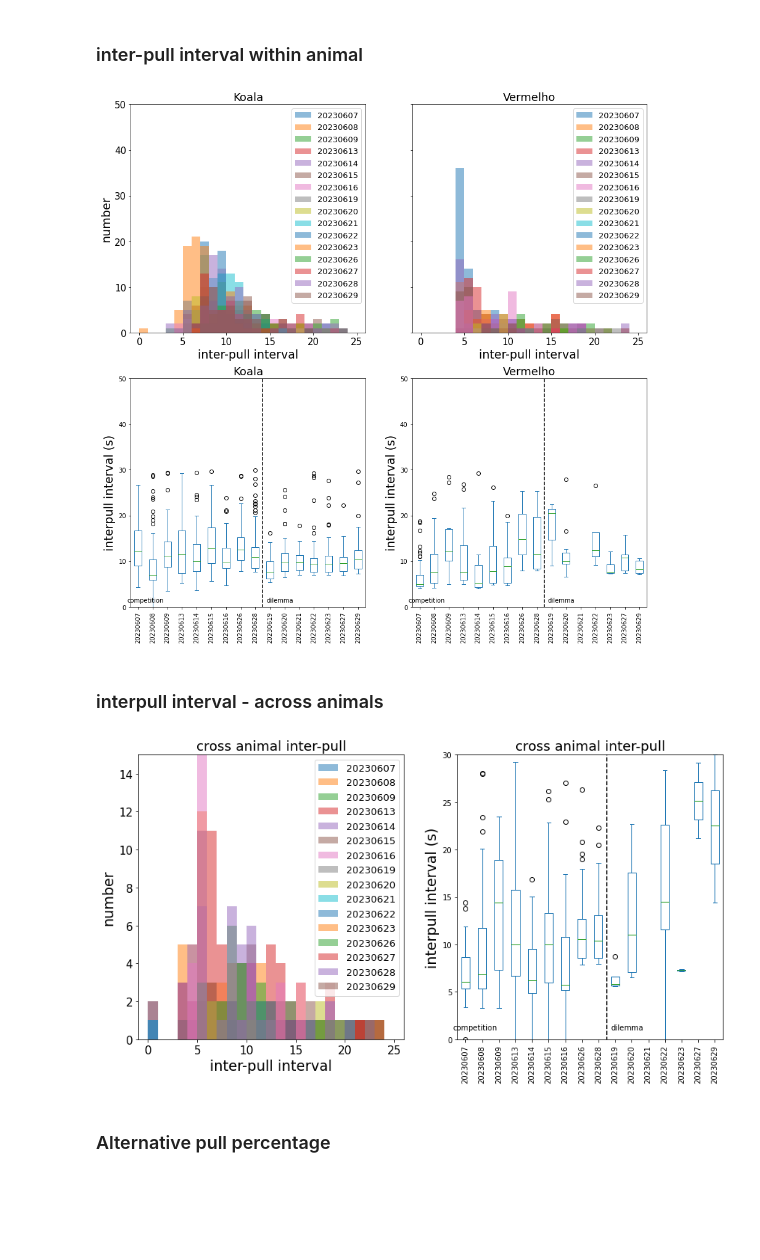
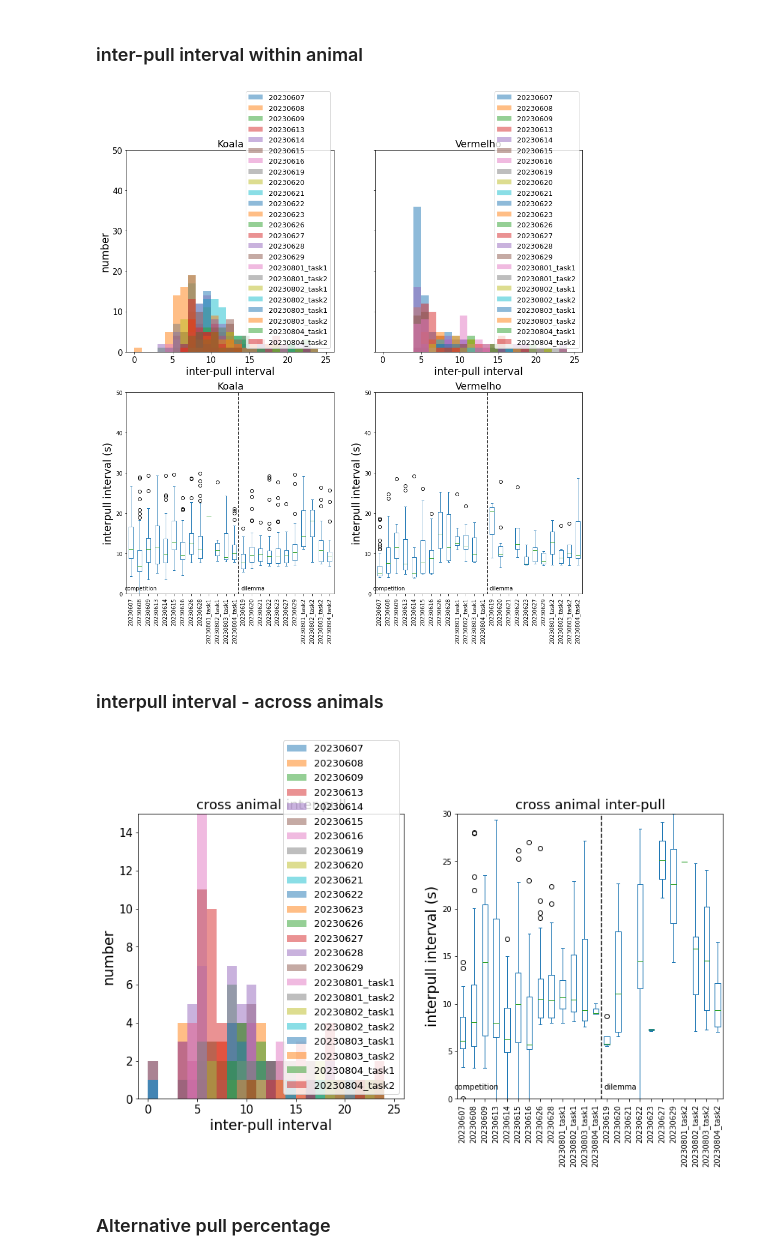
Before and after one commit to wilburshi/following_up_analysis, a Jupyter notebook: bhv_analysis_joystick_task/joystick_task_bhv_analysis.ipynb, the cells around one changed output. Saved outputs shown, nothing was run; the diff lists cells and outputs as text; code cells hidden in the pictures; blank space fills up the shorter version.

```diff
--- a/bhv_analysis_joystick_task/joystick_task_bhv_analysis.ipynb
+++ b/bhv_analysis_joystick_task/joystick_task_bhv_analysis.ipynb
@@ -25,6 +25,7 @@ animal2_name = "Vermelho"
 
 session_dates = ["20230607","20230608","20230609","20230613","20230614","20230615","20230616","20230619",
                  "20230620","20230621","20230622","20230623","20230626","20230627","20230628","20230629",
+                 "20230801","20230802","20230803","20230804"
                  ]
 # session_dates = ["20230602","20230608","20230609","20230613","20230614"]
 
@@ -141,11 +219,11 @@ fig.set_figheight(5)
 fig.set_figwidth(11)
 #
 for ii in np.arange(0,nsessions,1):
-    xxx = cumulative_pulls_animal1[session_dates[ii]]
-    yyy = np.arange(1,np.shape(cumulative_pulls_animal1[session_dates[ii]])[0]+1,1)
+    xxx = cumulative_pulls_animal1[session_dates_forplot[ii]]
+    yyy = np.arange(1,np.shape(cumulative_pulls_animal1[session_dates_forplot[ii]])[0]+1,1)
     axs[0].plot(xxx,yyy,linewidth=2)
-    xxx = cumulative_pulls_animal2[session_dates[ii]]
-    yyy = np.arange(1,np.shape(cumulative_pulls_animal2[session_dates[ii]])[0]+1,1)
+    xxx = cumulative_pulls_animal2[session_dates_forplot[ii]]
+    yyy = np.arange(1,np.shape(cumulative_pulls_animal2[session_dates_forplot[ii]])[0]+1,1)
     axs[1].plot(xxx,yyy,linewidth=2)
 axs[0].set_title(animal1_name+"",fontsize = 18)
 axs[0].set_ylim([-5,230])
@@ -159,7 +237,7 @@ axs[1].set_xlim([-100,3000])
 axs[1].set_xlabel("time/s",fontsize = 19)
 axs[1].set_yticklabels("")
 axs[1].tick_params(labelsize = 15)
-axs[1].legend(labels=session_dates, fontsize = 13,bbox_to_anchor=(1.01, 1), loc='upper left')
+axs[1].legend(labels=session_dates_forplot, fontsize = 13,bbox_to_anchor=(1.01, 1), loc='upper left')
 #plt.savefig("cumulative_pulling.png")
 # %% [output]
 <matplotlib.legend.Legend at 0x...>
@@ -180,7 +258,7 @@ interpull_interval_sum_animal1 = {}
 #
 for ii in np.arange(0,nsessions,1):
     interpull_interval = []
-    xxx = cumulative_pulls_animal1[session_dates[ii]]
+    xxx = cumulative_pulls_animal1[session_dates_forplot[ii]]
     next_pull = xxx[np.arange(1,np.shape(xxx)[0],1)].reset_index(drop=True)
     first_pull = xxx[np.arange(0,np.shape(xxx)[0]-1,1)].reset_index(drop=True)
     interpull_interval = next_pull - first_pull
@@ -203,7 +281,7 @@ interpull_interval_sum_animal2 = {}
 #
 for ii in np.arange(0,nsessions,1):
     interpull_interval = []
-    xxx = cumulative_pulls_animal2[session_dates[ii]]
+    xxx = cumulative_pulls_animal2[session_dates_forplot[ii]]
     next_pull = xxx[np.arange(1,np.shape(xxx)[0],1)].reset_index(drop=True)
     first_pull = xxx[np.arange(0,np.shape(xxx)[0]-1,1)].reset_index(drop=True)
     interpull_interval = next_pull - first_pull
@@ -226,7 +304,7 @@ axs[0,0].set_ylabel("number",fontsize = 19)
 axs[0,0].set_xlim([-1,26])
 axs[0,0].set_ylim([0,50])
 axs[0,0].tick_params(labelsize = 15)
-axs[0,0].legend(labels=session_dates, fontsize = 13)
+axs[0,0].legend(labels=session_dates_forplot, fontsize = 13)
 axs[0,1].set_title(animal2_name,fontsize = 18)
 axs[0,1].set_xlabel("inter-pull interval",fontsize = 19)
 axs[0,1].set_ylabel("")
@@ -234,43 +312,43 @@ axs[0,1].set_xlim([-1,26])
 axs[0,1].set_ylim([0,50])
 axs[0,1].set_yticklabels("")
 axs[0,1].tick_params(labelsize = 15)
-axs[0,1].legend(labels=session_dates, fontsize = 13)
+axs[0,1].legend(labels=session_dates_forplot, fontsize = 13)
 
 
 ## box plot
 #
 # sort the data based on task type and dates
 tasktypes_forsort = tasktypes_all_dates
-sorting_df = pd.DataFrame({'dates': session_dates, 'tasktypes': tasktypes_forsort.ravel()}, columns=['dates', 'tasktypes'])
+sorting_df = pd.DataFrame({'dates': session_dates_forplot, 'tasktypes': tasktypes_forsort.ravel()}, columns=['dates', 'tasktypes'])
 sorting_df = sorting_df.sort_values(by=['tasktypes','dates'], ascending = [True, True])
 #
 interpull_interval_sum_animal1[sorting_df.index].plot(kind = 'box',ax=axs[1,0])
 interpull_interval_sum_animal2[sorting_df.index].plot(kind = 'box',ax=axs[1,1])
 axs[1,0].set_title(animal1_name,fontsize = 18)
 axs[1,0].set_ylabel("interpull interval (s)",fontsize = 19)
 axs[1,0].set_ylim([0,50])
-axs[1,0].set_xticks(np.arange(1, len(session_dates)+1,1))
-axs[1,0].set_xticklabels(np.array(session_dates)[sorting_df.index],rotation=90,fontsize=10)
+axs[1,0].set_xticks(np.arange(1, len(session_dates_forplot)+1,1))
+axs[1,0].set_xticklabels(np.array(session_dates_forplot)[sorting_df.index],rotation=90,fontsize=10)
 axs[1,1].set_title(animal2_name,fontsize = 18)
 axs[1,1].set_ylabel("interpull interval (s)",fontsize = 19)
 axs[1,1].set_ylim([0,50])
-axs[1,1].set_xticks(np.arange(1, len(session_dates)+1,1))
-axs[1,1].set_xticklabels(np.array(session_dates)[sorting_df.index],rotation=90,fontsize=10);
+axs[1,1].set_xticks(np.arange(1, len(session_dates_forplot)+1,1))
+axs[1,1].set_xticklabels(np.array(session_dates_forplot)[sorting_df.index],rotation=90,fontsize=10);
 #
 tasktypes = ['competition','dilemma']
 taskswitches = np.where(np.array(sorting_df['tasktypes'])[1:]-np.array(sorting_df['tasktypes'])[:-1]!=0)[0]+1.5
 for itaskswitch in np.arange(0,np.shape(taskswitches)[0],1):
     taskswitch = taskswitches[itaskswitch]
     axs[1,0].plot([taskswitch,taskswitch],[-0.15,50],'k--')
     axs[1,1].plot([taskswitch,taskswitch],[-0.15,50],'k--')
 taskswitches = np.concatenate(([0],taskswitches))
 for itaskswitch in np.arange(0,np.shape(taskswitches)[0],1):
     taskswitch = taskswitches[itaskswitch]
     axs[1,0].text(taskswitch+0.25,1,tasktypes[itaskswitch],fontsize=10)
     axs[1,1].text(taskswitch+0.25,1,tasktypes[itaskswitch],fontsize=10)
 #
 # %% [output]
-[figure, old version]
+[figure, new version]
 # %% [markdown]
 ### interpull interval - across animals
 # %%
@@ -287,8 +365,8 @@ crosspull_interval_sum = {}
 #
 for ii in np.arange(0,nsessions,1):
 
-    xxx1 = cumulative_pulls_animal1[session_dates[ii]]
-    xxx2 = cumulative_pulls_animal2[session_dates[ii]]
+    xxx1 = cumulative_pulls_animal1[session_dates_forplot[ii]]
+    xxx2 = cumulative_pulls_animal2[session_dates_forplot[ii]]
 
     npulls_ani1 = np.shape(xxx1)[0]
     npulls_ani2 = np.shape(xxx2)[0]
@@ -324,7 +402,7 @@ axs[0].set_ylabel("number",fontsize = 19)
 axs[0].set_xlim([-1,26])
 axs[0].set_ylim([0,15])
 axs[0].tick_params(labelsize = 15)
-axs[0].legend(labels=session_dates, fontsize = 13)
+axs[0].legend(labels=session_dates_forplot, fontsize = 13)
 
 
 #
@@ -332,15 +410,15 @@ axs[0].legend(labels=session_dates, fontsize = 13)
 #
 # sort the data based on task type and dates
 tasktypes_forsort = tasktypes_all_dates
-sorting_df = pd.DataFrame({'dates': session_dates, 'tasktypes': tasktypes_forsort.ravel()}, columns=['dates', 'tasktypes'])
+sorting_df = pd.DataFrame({'dates': session_dates_forplot, 'tasktypes': tasktypes_forsort.ravel()}, columns=['dates', 'tasktypes'])
 sorting_df = sorting_df.sort_values(by=['tasktypes','dates'], ascending = [True, True])
 #
 crosspull_interval_sum[sorting_df.index].plot(kind = 'box',ax=axs[1])
 axs[1].set_title('cross animal inter-pull',fontsize = 18)
 axs[1].set_ylabel("interpull interval (s)",fontsize = 19)
 axs[1].set_ylim([0,30])
-axs[1].set_xticks(np.arange(1, len(session_dates)+1,1))
-axs[1].set_xticklabels(np.array(session_dates)[sorting_df.index],rotation=90,fontsize=10);
+axs[1].set_xticks(np.arange(1, len(session_dates_forplot)+1,1))
+axs[1].set_xticklabels(np.array(session_dates_forplot)[sorting_df.index],rotation=90,fontsize=10);
 #
 tasktypes = ['competition','dilemma']
 taskswitches = np.where(np.array(sorting_df['tasktypes'])[1:]-np.array(sorting_df['tasktypes'])[:-1]!=0)[0]+1.5
@@ -353,7 +431,7 @@ for itaskswitch in np.arange(0,np.shape(taskswitches)[0],1):
     axs[1].text(taskswitch+0.25,1,tasktypes[itaskswitch],fontsize=10)
 #
 # %% [output]
-[figure, old version]
+[figure, new version]
 # %% [markdown]
 ### Alternative pull percentage
 # %%
```
Also changed, not shown: parts of 5 cells of this notebook, 12 other files.
